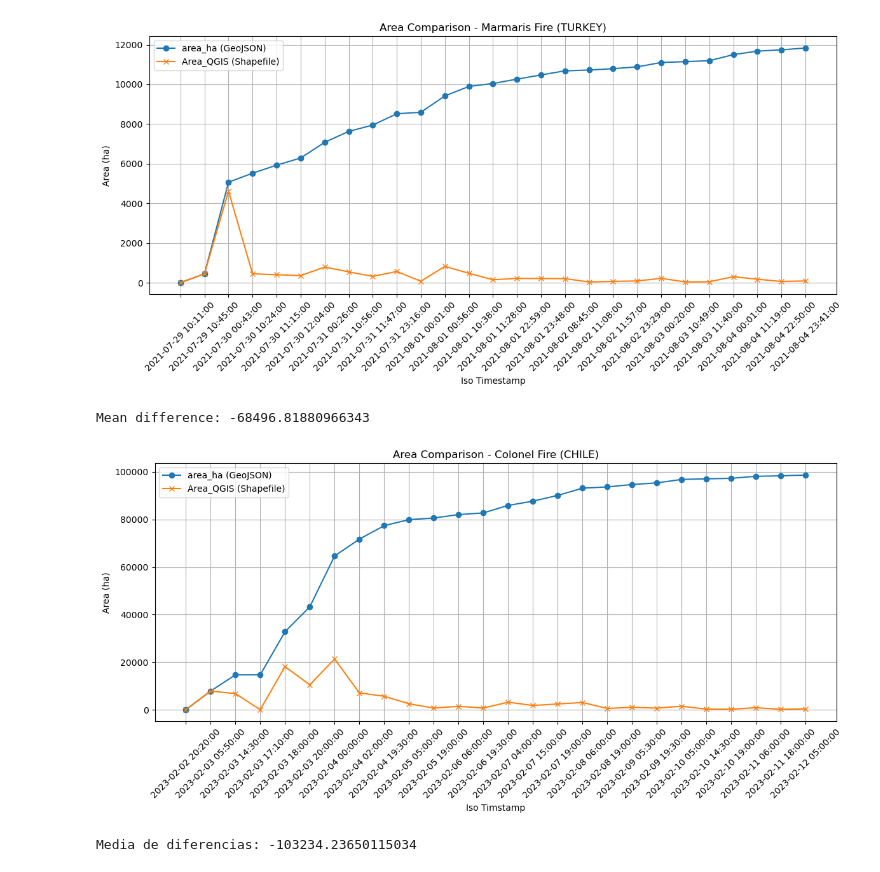
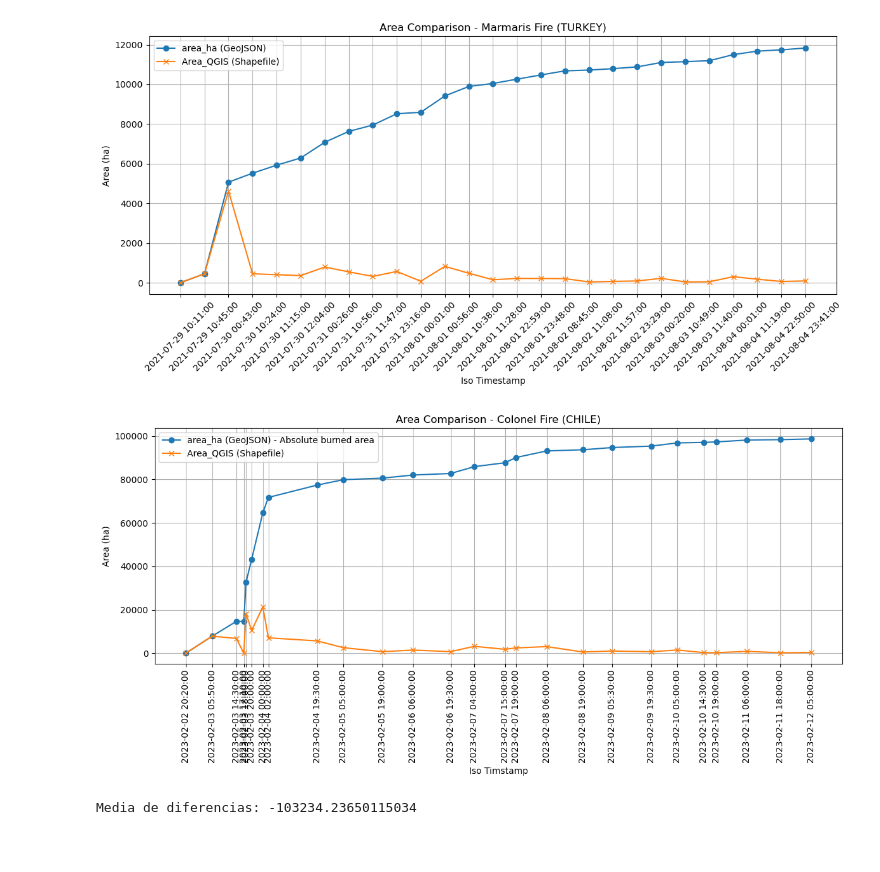
Before and after one commit to PAULA-OLI/Geo_Data_NERO, a Jupyter notebook: Mean_Area_Difference.ipynb, the cells around one changed output. Cells and saved outputs as stored; diff of their text form; code cells hidden in the pictures; blank space fills up the shorter version.

Commit message:
Graph's isochrones proportional

```diff
--- a/Mean_Area_Difference.ipynb
+++ b/Mean_Area_Difference.ipynb
@@ -369,7 +369,7 @@ import pandas as pd
 gdf_shp = gpd.read_file("/home/polivera/Documents/NERO - Database/Chile/ColonelFires/Progression_ColonelFire_UTC.shp")
 
 # Lee el GeoJSON
-gdf_json = gpd.read_file("chile_202302_colonel_v1.geojson")
+gdf_json = gpd.read_file("/home/polivera/Documents/NERO - Database/Clear GeoJSONs/chile_202302_colonel_v1.geojson")
 
 
 # Convertir ambos atributos a datetime (errors='coerce' convierte 'uncertain'/'nan' en NaT en vez de fallar)
@@ -385,47 +385,41 @@ df_shp = gdf_shp_f[['date_hour', 'Area_QGIS']]
 df_json = gdf_json_f[['iso_timestamp', 'area_ha']]
 
 # Agrupar áreas por fecha/hora y sumar los valores
 df_shp_grouped = df_shp.groupby('date_hour', as_index=False)['Area_QGIS'].sum()
 df_json_grouped = df_json.groupby('iso_timestamp', as_index=False)['area_ha'].sum()
 
 # Realizar el merge por la columna de fecha/hora
 df_merged = pd.merge(
     df_shp_grouped,
     df_json_grouped,
     left_on='date_hour',
     right_on='iso_timestamp',
     how='inner'
 )
 
-# Ahora puedes calcular la diferencia y la media de diferencias
-df_merged['diferencia'] = df_merged['Area_QGIS'] - df_merged['area_ha']
-media_diferencias = df_merged['diferencia'].mean()
-print("Mean difference:", media_diferencias)
-
 import matplotlib.pyplot as plt
 plt.figure(figsize=(12,6))
 
-# Posiciones numéricas equiespaciadas para X
-posiciones = list(range(len(df_merged)))
 
-plt.plot(posiciones, df_merged['area_ha'], marker='o', label='area_ha (GeoJSON)')
-plt.plot(posiciones, df_merged['Area_QGIS'], marker='x', label='Area_QGIS (Shapefile)')
+# Convierte 'date_hour' a datetime si no lo has hecho antes
+df_merged['date_hour'] = pd.to_datetime(df_merged['date_hour'], errors='coerce')
+
+plt.plot(df_merged['date_hour'], df_merged['area_ha'], marker='o', label='area_ha (GeoJSON) - Absolute burned area')
+plt.plot(df_merged['date_hour'], df_merged['Area_QGIS'], marker='x', label='Area_QGIS (Shapefile)')
 
 plt.xlabel('Iso Timstamp')
 plt.ylabel('Area (ha)')
 plt.title('Area Comparison - Colonel Fire (CHILE)')
 plt.legend()
 plt.grid()
 
-# Formatear etiquetas del eje X con fechas, usando las posiciones equiespaciadas
-fechas = df_merged['date_hour'].dt.strftime('%Y-%m-%d %H:%M:%S').tolist()
-plt.xticks(ticks=posiciones, labels=fechas, rotation=45)
+# Fuerza los ticks en cada fecha de tus datos
+plt.xticks(df_merged['date_hour'], df_merged['date_hour'].dt.strftime('%Y-%m-%d %H:%M:%S'), rotation=90)
 
 plt.tight_layout()
 plt.show()
 # %% [output]
-Mean difference: -68496.81880966343
-[figure, old version]
+[figure, new version]
 # %%
 ##### LAS MAQUINAS
 
```
Also changed, not shown: parts of 1 cell of this notebook.
